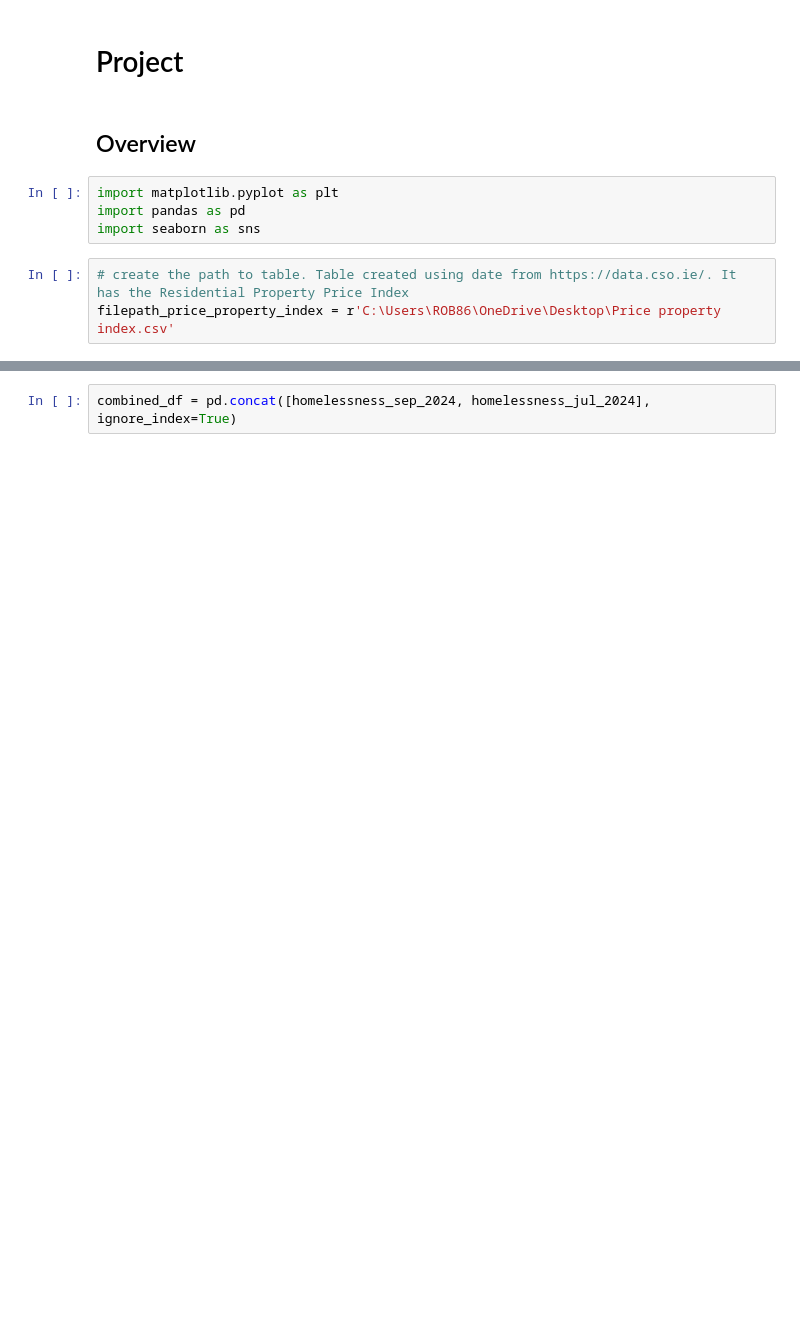
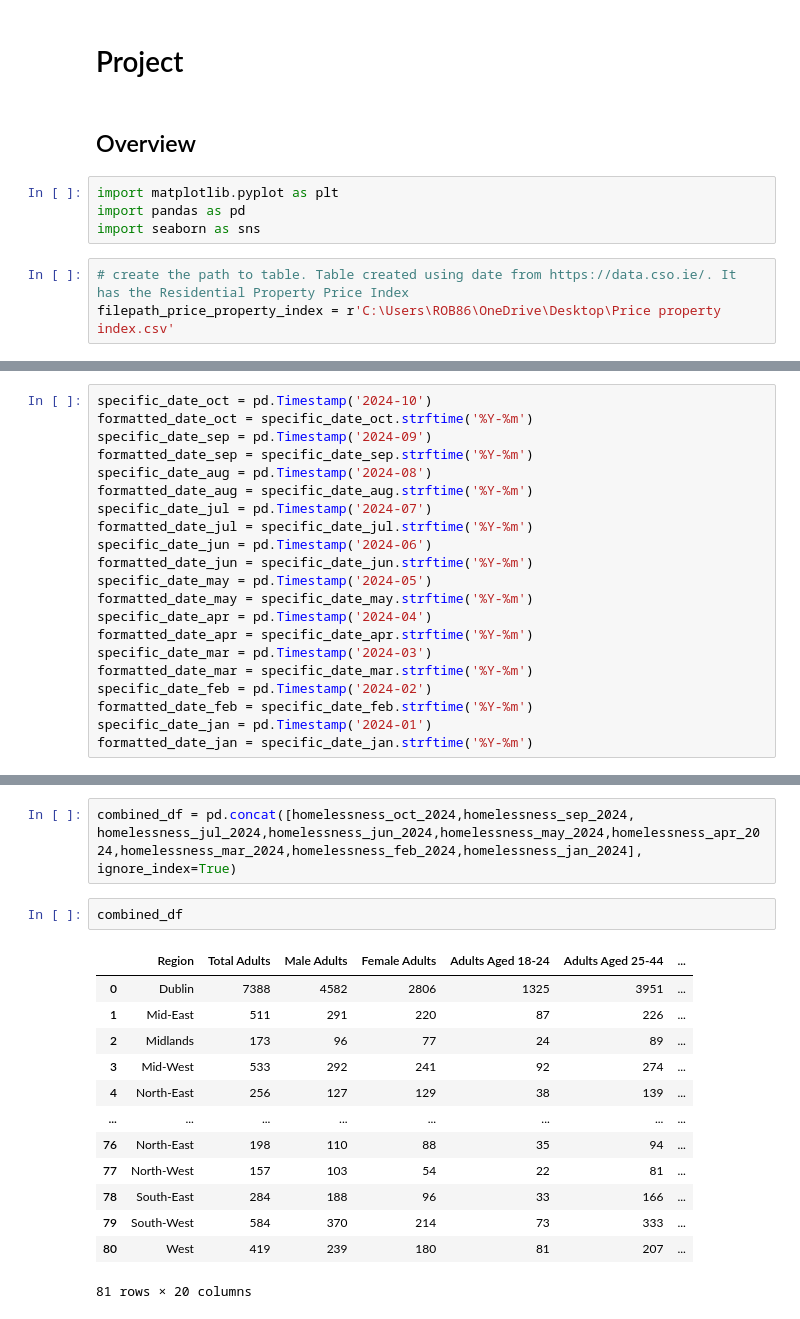
Before and after one commit to RobAstur/Programming-for-data-analytics, a Jupyter notebook: Project/project.ipynb, the cells around one changed output, grey strips where cells are left out. Saved outputs shown, nothing was run; the diff lists cells and outputs as text; blank space fills up the shorter version.

```diff
--- a/Project/project.ipynb
+++ b/Project/project.ipynb
@@ -29,0 +29,21 @@ homelessness_jul_2024['Date'] = formatted_date_jul
+# %%
+specific_date_oct = pd.Timestamp('2024-10')
+formatted_date_oct = specific_date_oct.strftime('%Y-%m')
+specific_date_sep = pd.Timestamp('2024-09')
+formatted_date_sep = specific_date_sep.strftime('%Y-%m')
+specific_date_aug = pd.Timestamp('2024-08')
+formatted_date_aug = specific_date_aug.strftime('%Y-%m')
+specific_date_jul = pd.Timestamp('2024-07')
+formatted_date_jul = specific_date_jul.strftime('%Y-%m')
+specific_date_jun = pd.Timestamp('2024-06')
+formatted_date_jun = specific_date_jun.strftime('%Y-%m')
+specific_date_may = pd.Timestamp('2024-05')
+formatted_date_may = specific_date_may.strftime('%Y-%m')
+specific_date_apr = pd.Timestamp('2024-04')
+formatted_date_apr = specific_date_apr.strftime('%Y-%m')
+specific_date_mar = pd.Timestamp('2024-03')
+formatted_date_mar = specific_date_mar.strftime('%Y-%m')
+specific_date_feb = pd.Timestamp('2024-02')
+formatted_date_feb = specific_date_feb.strftime('%Y-%m')
+specific_date_jan = pd.Timestamp('2024-01')
+formatted_date_jan = specific_date_jan.strftime('%Y-%m')
@@ -30,2 +60,18 @@ homelessness_jul_2024['Date'] = formatted_date_jul
 # %%
-combined_df = pd.concat([homelessness_sep_2024, homelessness_jul_2024], ignore_index=True)
+combined_df = pd.concat([homelessness_oct_2024,homelessness_sep_2024, homelessness_jul_2024,homelessness_jun_2024,homelessness_may_2024,homelessness_apr_2024,homelessness_mar_2024,homelessness_feb_2024,homelessness_jan_2024], ignore_index=True)
+# %%
+combined_df
+# %% [output]
+|  | Region | Total Adults | Male Adults | Female Adults | Adults Aged 18-24 | Adults Aged 25-44 | ... |
+| 0 | Dublin | 7388 | 4582 | 2806 | 1325 | 3951 | ... |
+| 1 | Mid-East | 511 | 291 | 220 | 87 | 226 | ... |
+| 2 | Midlands | 173 | 96 | 77 | 24 | 89 | ... |
+| 3 | Mid-West | 533 | 292 | 241 | 92 | 274 | ... |
+| 4 | North-East | 256 | 127 | 129 | 38 | 139 | ... |
+| ... | ... | ... | ... | ... | ... | ... | ... |
+| 76 | North-East | 198 | 110 | 88 | 35 | 94 | ... |
+| 77 | North-West | 157 | 103 | 54 | 22 | 81 | ... |
+| 78 | South-East | 284 | 188 | 96 | 33 | 166 | ... |
+| 79 | South-West | 584 | 370 | 214 | 73 | 333 | ... |
+| 80 | West | 419 | 239 | 180 | 81 | 207 | ... |
+81 rows × 20 columns
```
Also changed, not shown: parts of 7 cells of this notebook.
